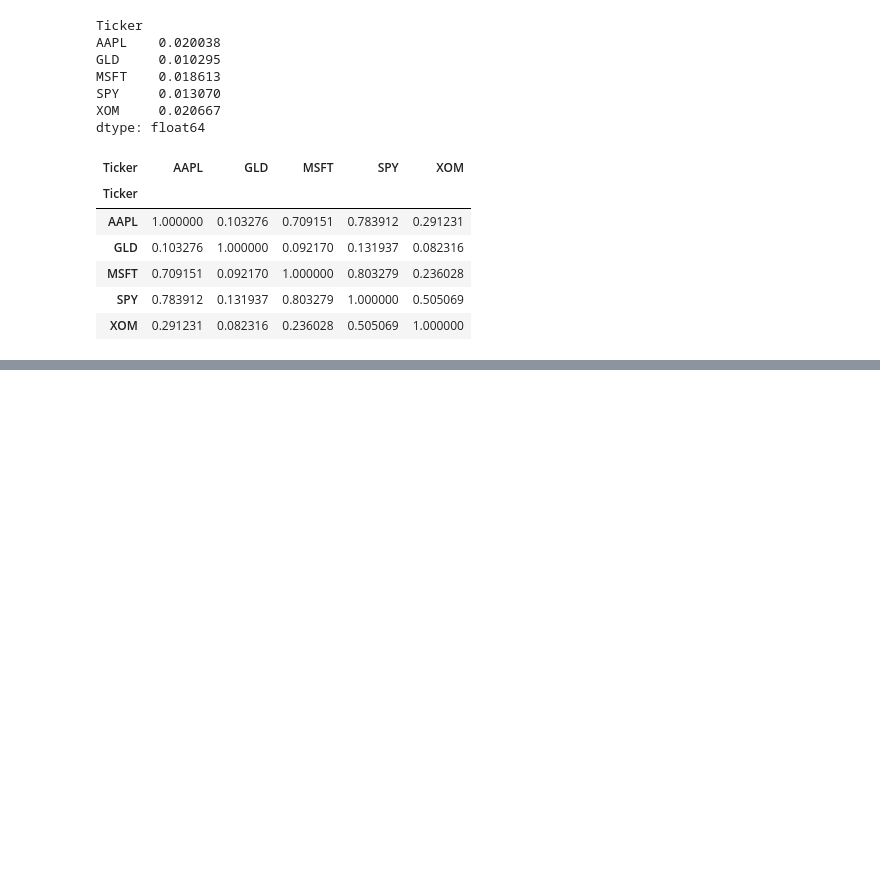
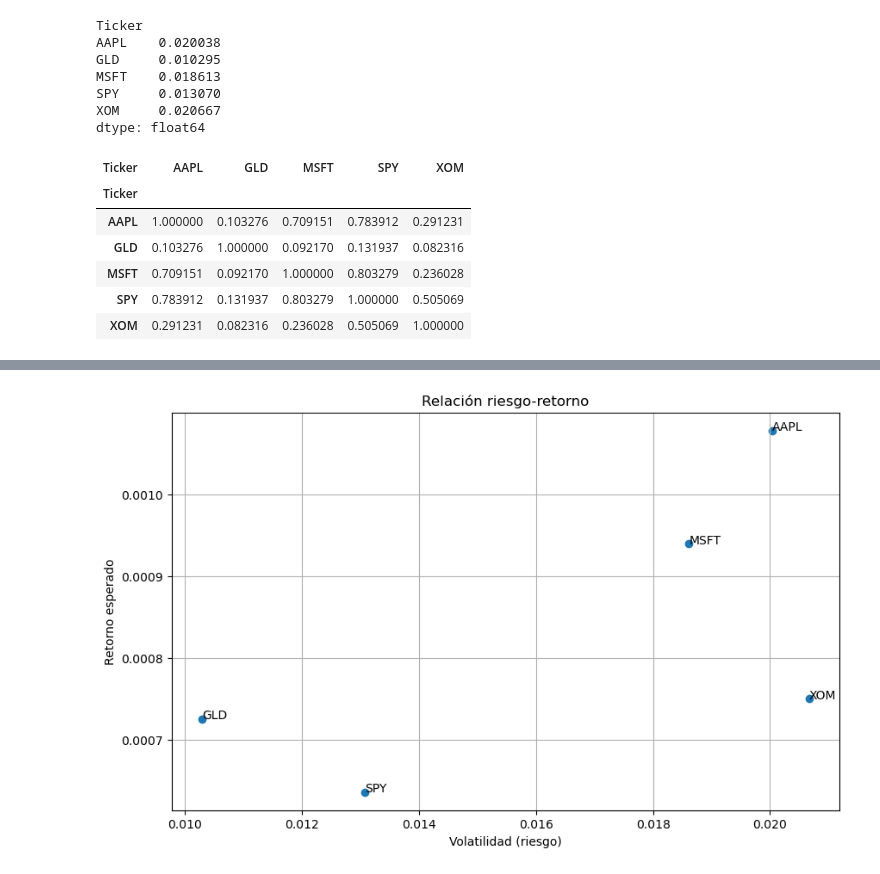
Before and after one commit to Marco-Vallejo/Financial-Portfolio-Analysis-with-Python, a Jupyter notebook: project_2_five_assets/project_2_five_assets.ipynb, the cells around one changed output, grey strips where cells are left out. Drawn from its saved outputs; the diff is of its cells as text; code cells hidden in the pictures; blank space fills up the shorter version.

```diff
--- a/project_2_five_assets/project_2_five_assets.ipynb
+++ b/project_2_five_assets/project_2_five_assets.ipynb
@@ -177,0 +211,17 @@ np.float64(0.0008255178248308487)
+# %%
+retornos = rendimientos.mean()
+volatilidad = rendimientos.std()
+
+plt.figure(figsize=(10,6))
+plt.scatter(volatilidad, retornos)
+
+for i in retornos.index:
+    plt.text(volatilidad[i], retornos[i], i)
+
+plt.xlabel("Volatilidad (riesgo)")
+plt.ylabel("Retorno esperado")
+plt.title("Relación riesgo-retorno")
+plt.grid()
+plt.show()
+# %% [output]
+[figure, added]
```
Also changed, not shown: parts of 27 cells of this notebook.
